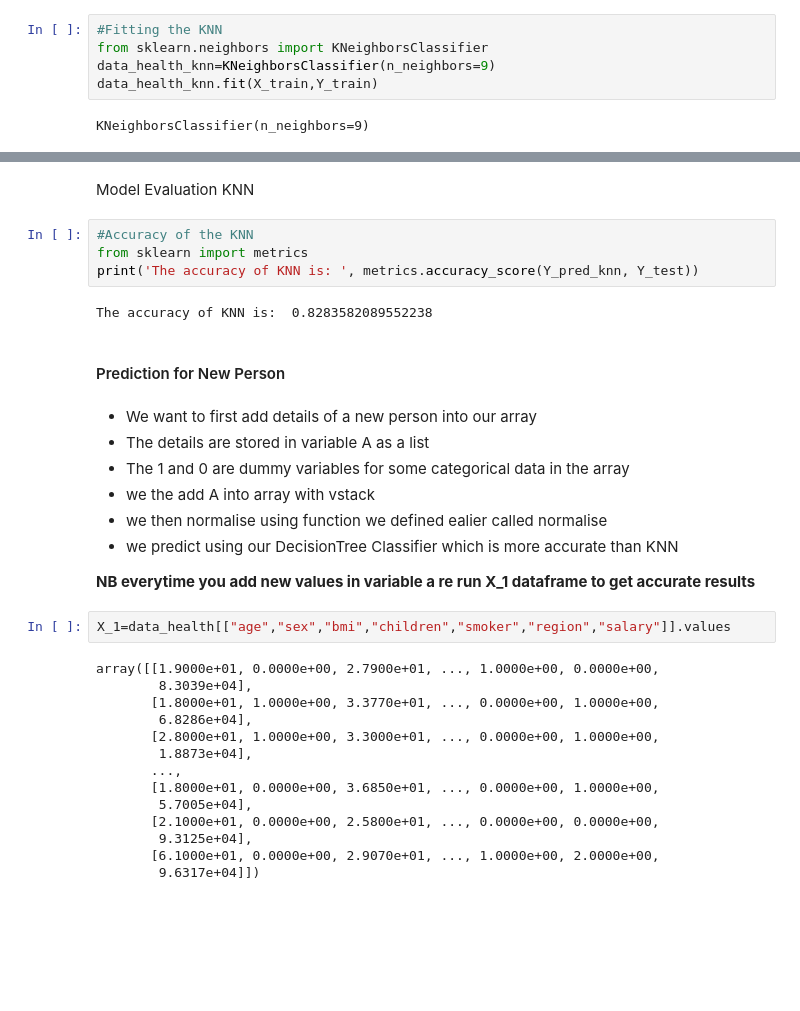
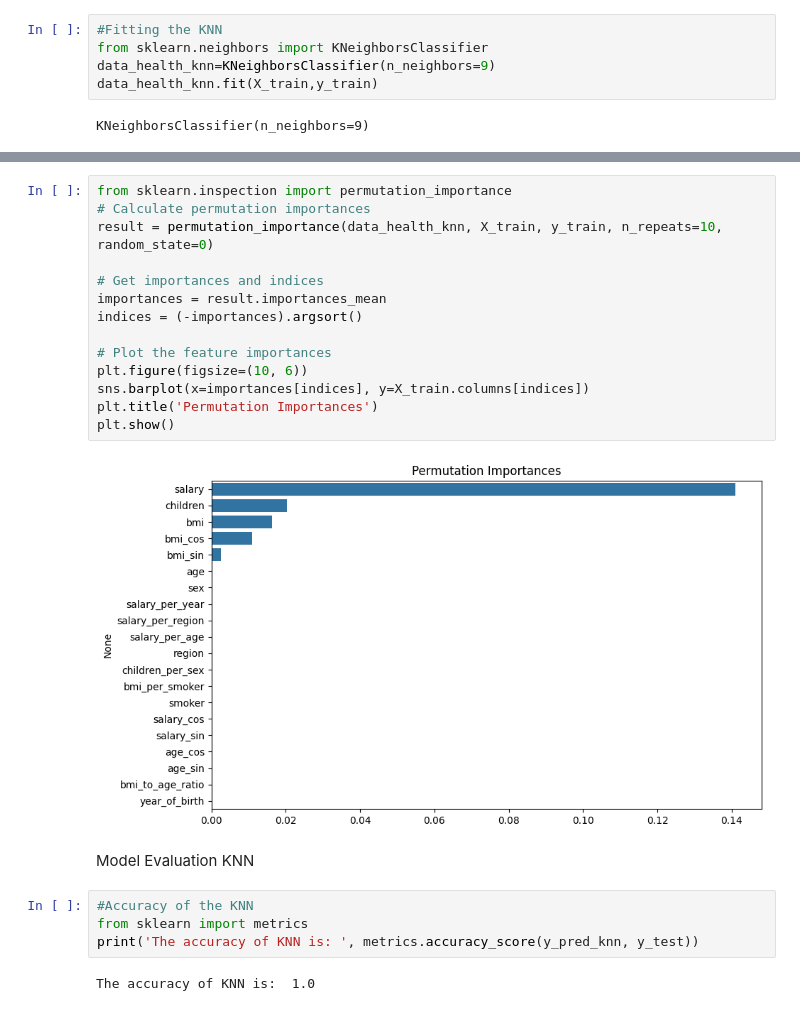
Before and after one commit to ShannonT20/first-project-Health-Insurance-Challange, a Jupyter notebook: Health_Insurance_Prediction.ipynb, the cells around one changed output, grey strips where cells are left out. Saved outputs shown, nothing was run; the diff lists cells and outputs as text; blank space fills up the shorter version.

```diff
--- a/Health_Insurance_Prediction.ipynb
+++ b/Health_Insurance_Prediction.ipynb
@@ -376,7 +443,7 @@ Model Building and Training for KNN
 #Fitting the KNN
 from sklearn.neighbors import KNeighborsClassifier
 data_health_knn=KNeighborsClassifier(n_neighbors=9)
-data_health_knn.fit(X_train,Y_train)
+data_health_knn.fit(X_train,y_train)
 # %% [output]
 KNeighborsClassifier(n_neighbors=9)
 # %%
@@ -385,35 +467,24 @@ Y_pred_knn=data_health_knn.predict(X_test)
+# %%
+from sklearn.inspection import permutation_importance
+# Calculate permutation importances
+result = permutation_importance(data_health_knn, X_train, y_train, n_repeats=10, random_state=0)
+
+# Get importances and indices
+importances = result.importances_mean
+indices = (-importances).argsort()
+
+# Plot the feature importances
+plt.figure(figsize=(10, 6))
+sns.barplot(x=importances[indices], y=X_train.columns[indices])
+plt.title('Permutation Importances')
+plt.show()
+# %% [output]
+[figure, added]
 # %% [markdown]
 Model Evaluation KNN
 # %%
 #Accuracy of the KNN
 from sklearn import metrics
-print('The accuracy of KNN is: ', metrics.accuracy_score(Y_pred_knn, Y_test))
+print('The accuracy of KNN is: ', metrics.accuracy_score(y_pred_knn, y_test))
 # %% [output]
-The accuracy of KNN is:  0.8283582089552238
+The accuracy of KNN is:  1.0
-# %% [markdown]
-#### Prediction for New Person
-# %% [markdown]
-- We want to first add details of a new person into our array
-- The details are stored in variable A as a list
-- The 1 and 0 are dummy variables for some categorical data in the array
-- we the add A into array with vstack
-- we then normalise using function we defined ealier called normalise
-- we predict using our DecisionTree Classifier which is more accurate than KNN
-
-**NB everytime you add new values in variable a re run X_1 dataframe to get accurate results**
-# %%
-X_1=data_health[["age","sex","bmi","children","smoker","region","salary"]].values
-# %% [output]
-array([[1.9000e+01, 0.0000e+00, 2.7900e+01, ..., 1.0000e+00, 0.0000e+00,
-        8.3039e+04],
-       [1.8000e+01, 1.0000e+00, 3.3770e+01, ..., 0.0000e+00, 1.0000e+00,
-        6.8286e+04],
-       [2.8000e+01, 1.0000e+00, 3.3000e+01, ..., 0.0000e+00, 1.0000e+00,
-        1.8873e+04],
-       ...,
-       [1.8000e+01, 0.0000e+00, 3.6850e+01, ..., 0.0000e+00, 1.0000e+00,
-        5.7005e+04],
-       [2.1000e+01, 0.0000e+00, 2.5800e+01, ..., 0.0000e+00, 0.0000e+00,
-        9.3125e+04],
-       [6.1000e+01, 0.0000e+00, 2.9070e+01, ..., 1.0000e+00, 2.0000e+00,
-        9.6317e+04]])
```
Also changed, not shown: parts of 27 cells of this notebook.
